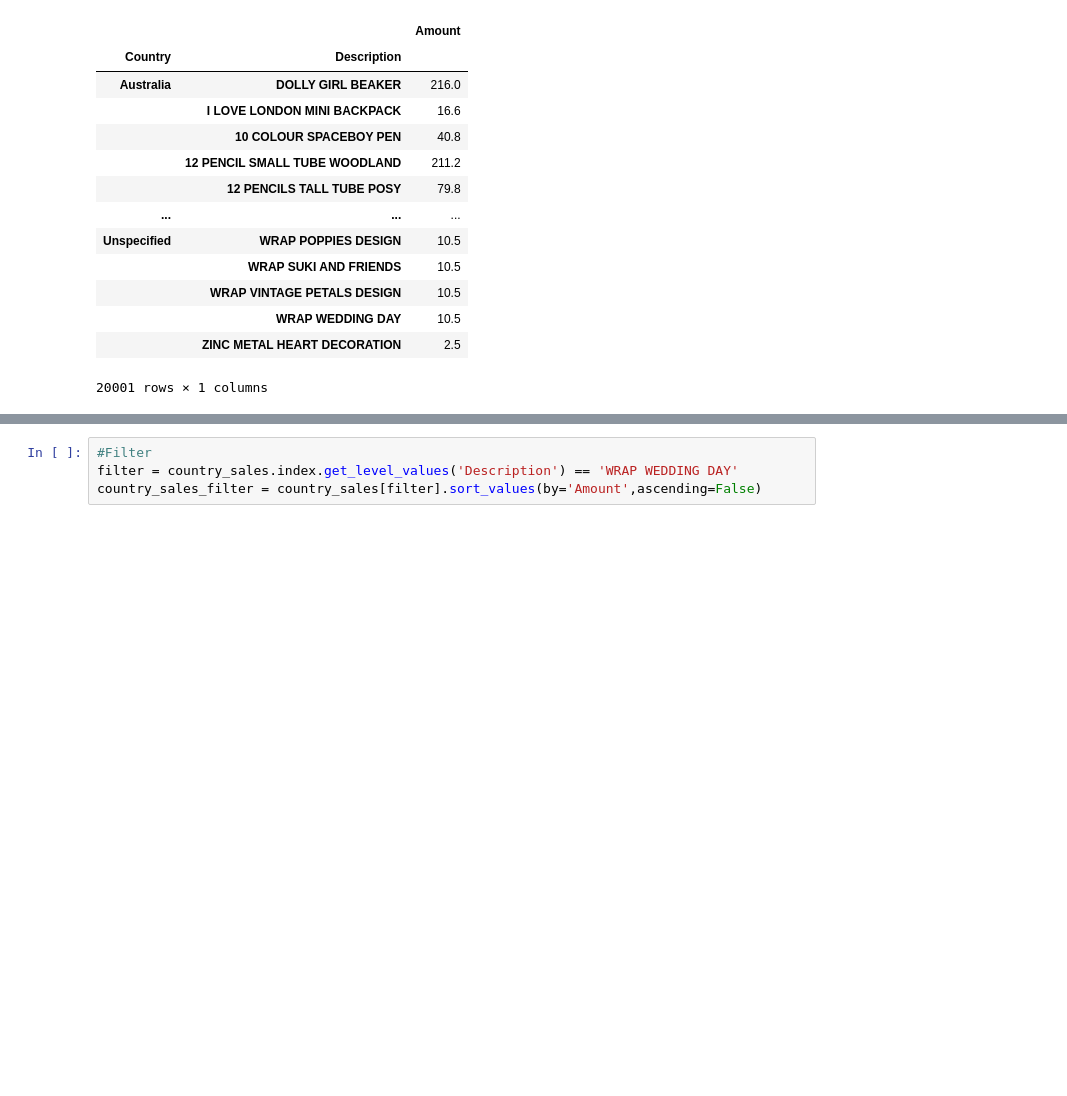
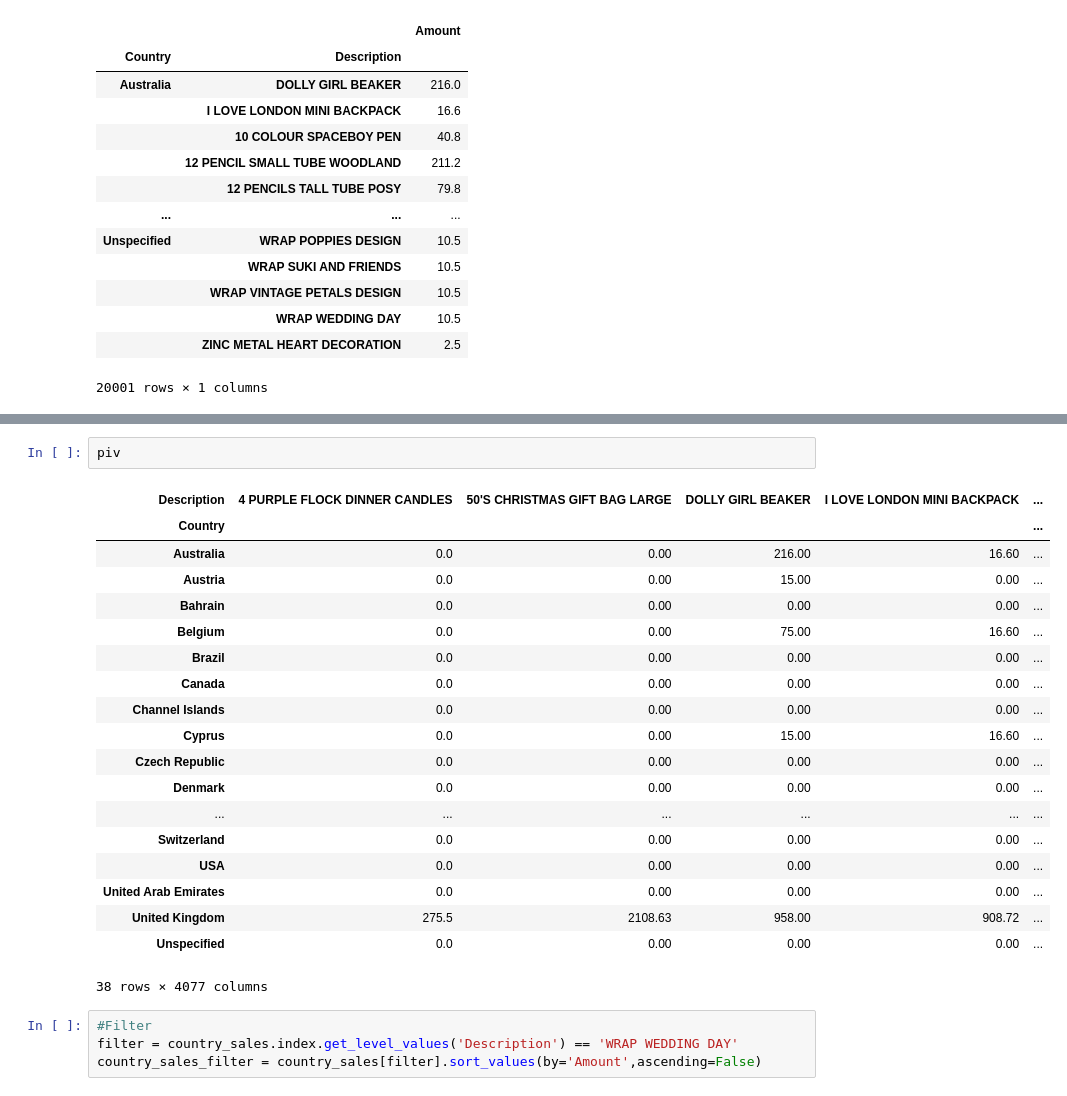
Before and after one commit to CakeNuthep/Super_AI, a Jupyter notebook: Homework/Week5/22p22c0044_ศุภชัย_W5HW1_17102020.ipynb, the cells around one changed output, grey strips where cells are left out. Cells and saved outputs as stored; diff of their text form; blank space fills up the shorter version.

```diff
--- a/Homework/Week5/22p22c0044_ศุภชัย_W5HW1_17102020.ipynb
+++ b/Homework/Week5/22p22c0044_ศุภชัย_W5HW1_17102020.ipynb
@@ -156,3 +159,25 @@ country_sales
+# %%
+piv
+# %% [output]
+| Description | 4 PURPLE FLOCK DINNER CANDLES | 50'S CHRISTMAS GIFT BAG LARGE | DOLLY GIRL BEAKER | I LOVE LONDON MINI BACKPACK | ... |
+| Country |  |  |  |  | ... |
+| Australia | 0.0 | 0.00 | 216.00 | 16.60 | ... |
+| Austria | 0.0 | 0.00 | 15.00 | 0.00 | ... |
+| Bahrain | 0.0 | 0.00 | 0.00 | 0.00 | ... |
+| Belgium | 0.0 | 0.00 | 75.00 | 16.60 | ... |
+| Brazil | 0.0 | 0.00 | 0.00 | 0.00 | ... |
+| Canada | 0.0 | 0.00 | 0.00 | 0.00 | ... |
+| Channel Islands | 0.0 | 0.00 | 0.00 | 0.00 | ... |
+| Cyprus | 0.0 | 0.00 | 15.00 | 16.60 | ... |
+| Czech Republic | 0.0 | 0.00 | 0.00 | 0.00 | ... |
+| Denmark | 0.0 | 0.00 | 0.00 | 0.00 | ... |
+| ... | ... | ... | ... | ... | ... |
+| Switzerland | 0.0 | 0.00 | 0.00 | 0.00 | ... |
+| USA | 0.0 | 0.00 | 0.00 | 0.00 | ... |
+| United Arab Emirates | 0.0 | 0.00 | 0.00 | 0.00 | ... |
+| United Kingdom | 275.5 | 2108.63 | 958.00 | 908.72 | ... |
+| Unspecified | 0.0 | 0.00 | 0.00 | 0.00 | ... |
+38 rows × 4077 columns
 # %%
 #Filter
 filter = country_sales.index.get_level_values('Description') == 'WRAP WEDDING DAY'
```
Also changed, not shown: parts of 2 cells of this notebook.
